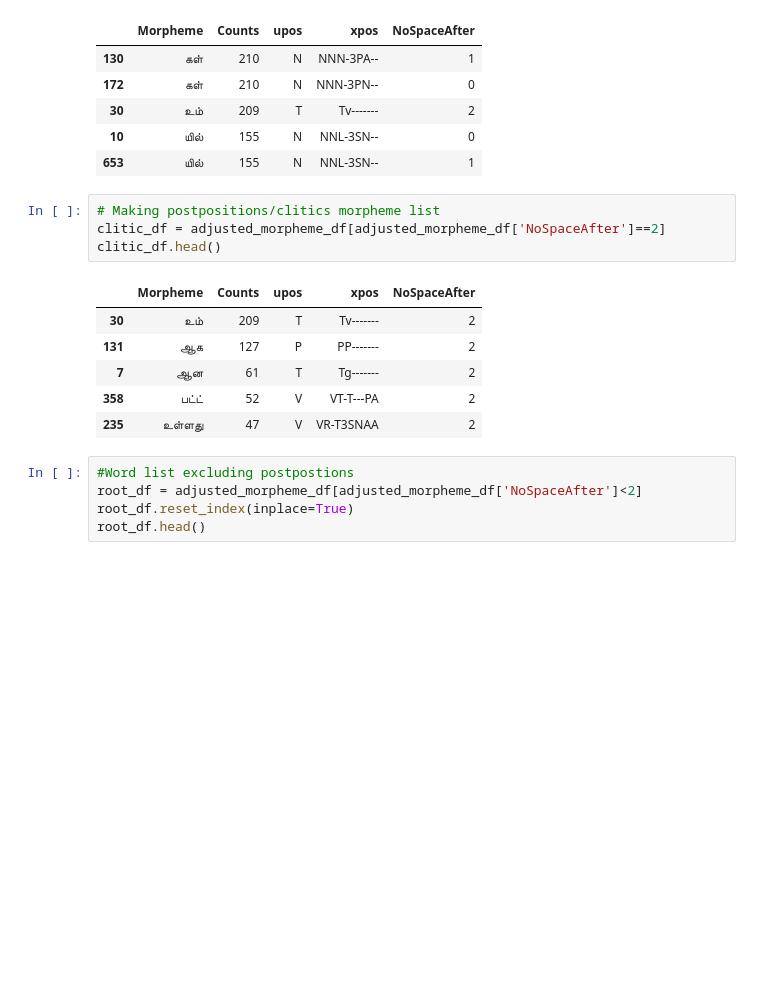
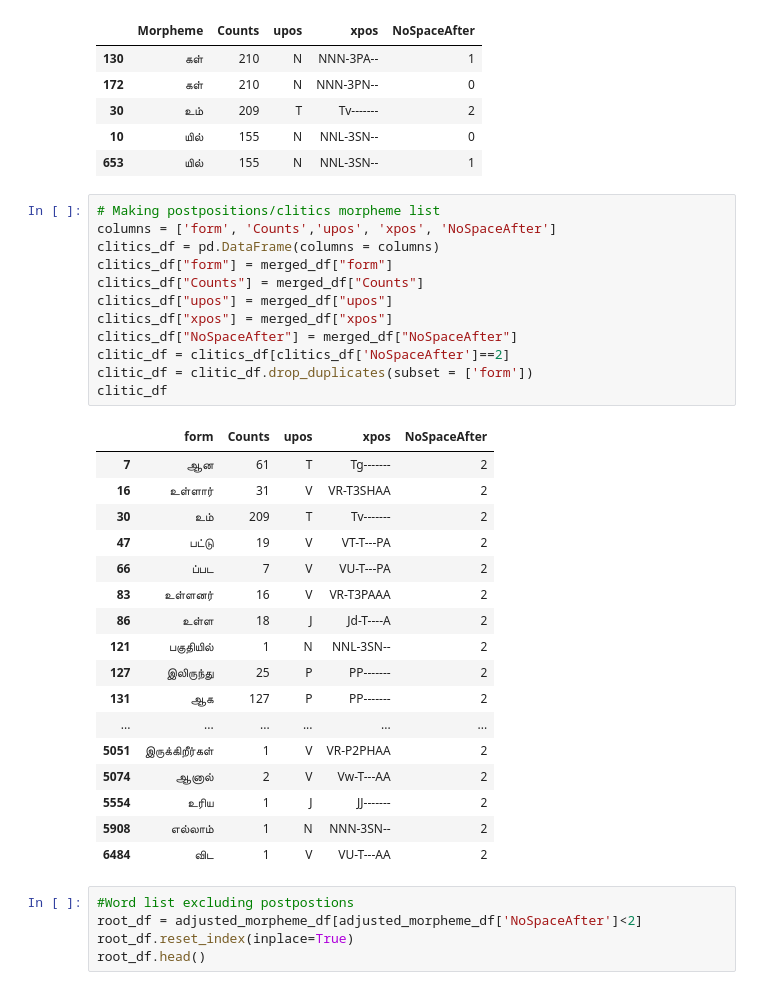
Before and after one commit to Kee2u/Deciphering_the_Indus_Valley_Script, a Jupyter notebook: Tamil_Morpheme_List.ipynb, the cells around one changed output. Drawn from its saved outputs; the diff is of its cells as text; blank space fills up the shorter version.

Commit message:
Adding morpheme list

```diff
--- a/Tamil_Morpheme_List.ipynb
+++ b/Tamil_Morpheme_List.ipynb
@@ -178,17 +177,36 @@ adjusted_morpheme_df.head()
 | 30 | உம் | 209 | T | Tv------- | 2 |
 | 10 | யில் | 155 | N | NNL-3SN-- | 0 |
 | 653 | யில் | 155 | N | NNL-3SN-- | 1 |
-# %%
-# Making postpositions/clitics morpheme list
-clitic_df = adjusted_morpheme_df[adjusted_morpheme_df['NoSpaceAfter']==2]
-clitic_df.head()
-# %% [output]
-|  | Morpheme | Counts | upos | xpos | NoSpaceAfter |
-| 30 | உம் | 209 | T | Tv------- | 2 |
-| 131 | ஆக | 127 | P | PP------- | 2 |
-| 7 | ஆன | 61 | T | Tg------- | 2 |
-| 358 | பட்ட் | 52 | V | VT-T---PA | 2 |
-| 235 | உள்ளது | 47 | V | VR-T3SNAA | 2 |
+# %%
+# Making postpositions/clitics morpheme list
+columns = ['form', 'Counts','upos', 'xpos', 'NoSpaceAfter']
+clitics_df = pd.DataFrame(columns = columns)
+clitics_df["form"] = merged_df["form"]
+clitics_df["Counts"] = merged_df["Counts"]
+clitics_df["upos"] = merged_df["upos"]
+clitics_df["xpos"] = merged_df["xpos"]
+clitics_df["NoSpaceAfter"] = merged_df["NoSpaceAfter"]
+clitic_df = clitics_df[clitics_df['NoSpaceAfter']==2]
+clitic_df = clitic_df.drop_duplicates(subset = ['form'])
+clitic_df
+# %% [output]
+|  | form | Counts | upos | xpos | NoSpaceAfter |
+| 7 | ஆன | 61 | T | Tg------- | 2 |
+| 16 | உள்ளார் | 31 | V | VR-T3SHAA | 2 |
+| 30 | உம் | 209 | T | Tv------- | 2 |
+| 47 | பட்டு | 19 | V | VT-T---PA | 2 |
+| 66 | ப்பட | 7 | V | VU-T---PA | 2 |
+| 83 | உள்ளனர் | 16 | V | VR-T3PAAA | 2 |
+| 86 | உள்ள | 18 | J | Jd-T----A | 2 |
+| 121 | பகுதியில் | 1 | N | NNL-3SN-- | 2 |
+| 127 | இலிருந்து | 25 | P | PP------- | 2 |
+| 131 | ஆக | 127 | P | PP------- | 2 |
+| ... | ... | ... | ... | ... | ... |
+| 5051 | இருக்கிறீர்கள் | 1 | V | VR-P2PHAA | 2 |
+| 5074 | ஆனால் | 2 | V | Vw-T---AA | 2 |
+| 5554 | உரிய | 1 | J | JJ------- | 2 |
+| 5908 | எல்லாம் | 1 | N | NNN-3SN-- | 2 |
+| 6484 | விட | 1 | V | VU-T---AA | 2 |
 # %%
 #Word list excluding postpostions
 root_df = adjusted_morpheme_df[adjusted_morpheme_df['NoSpaceAfter']<2]
```
Also changed, not shown: parts of 3 cells of this notebook.
